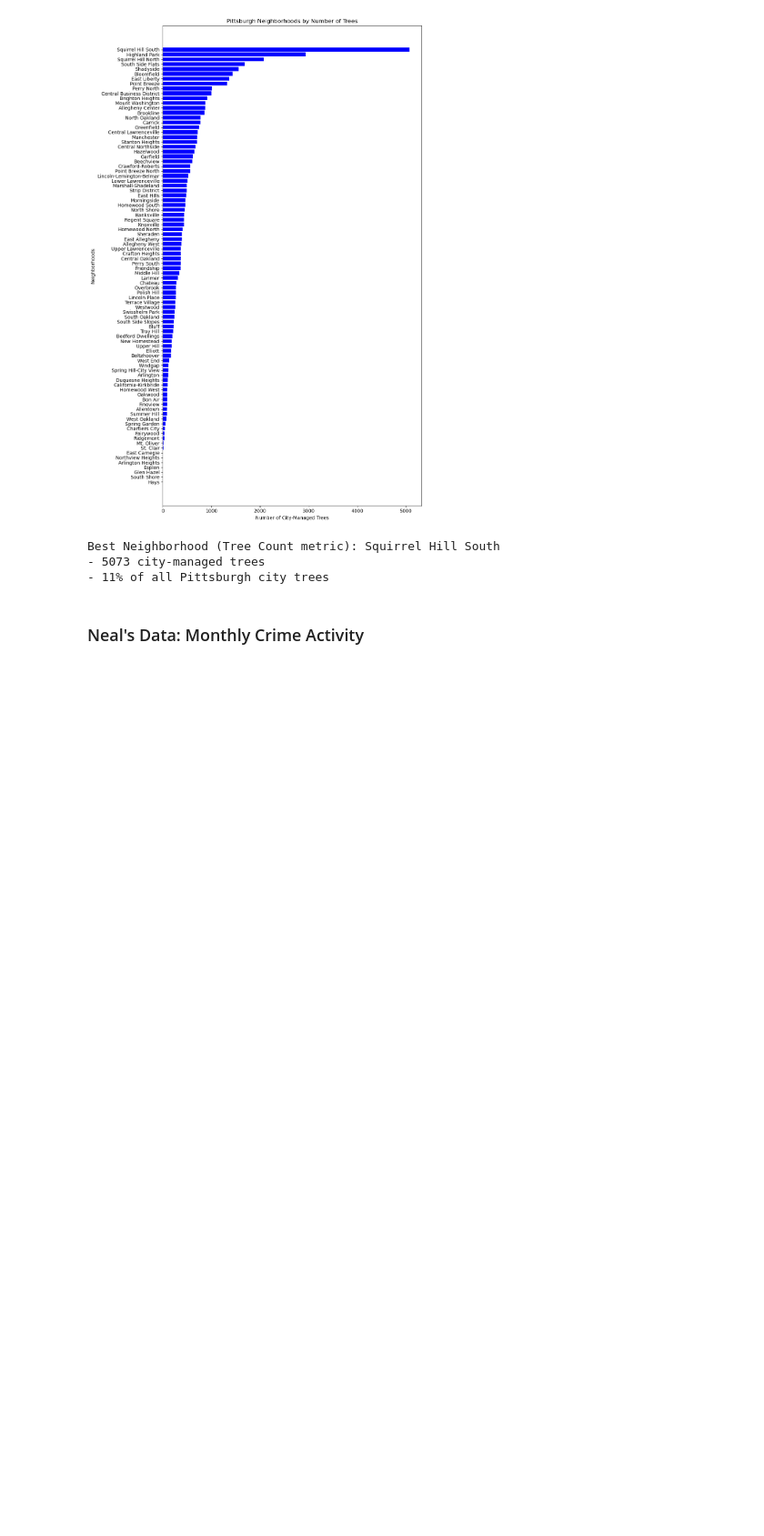
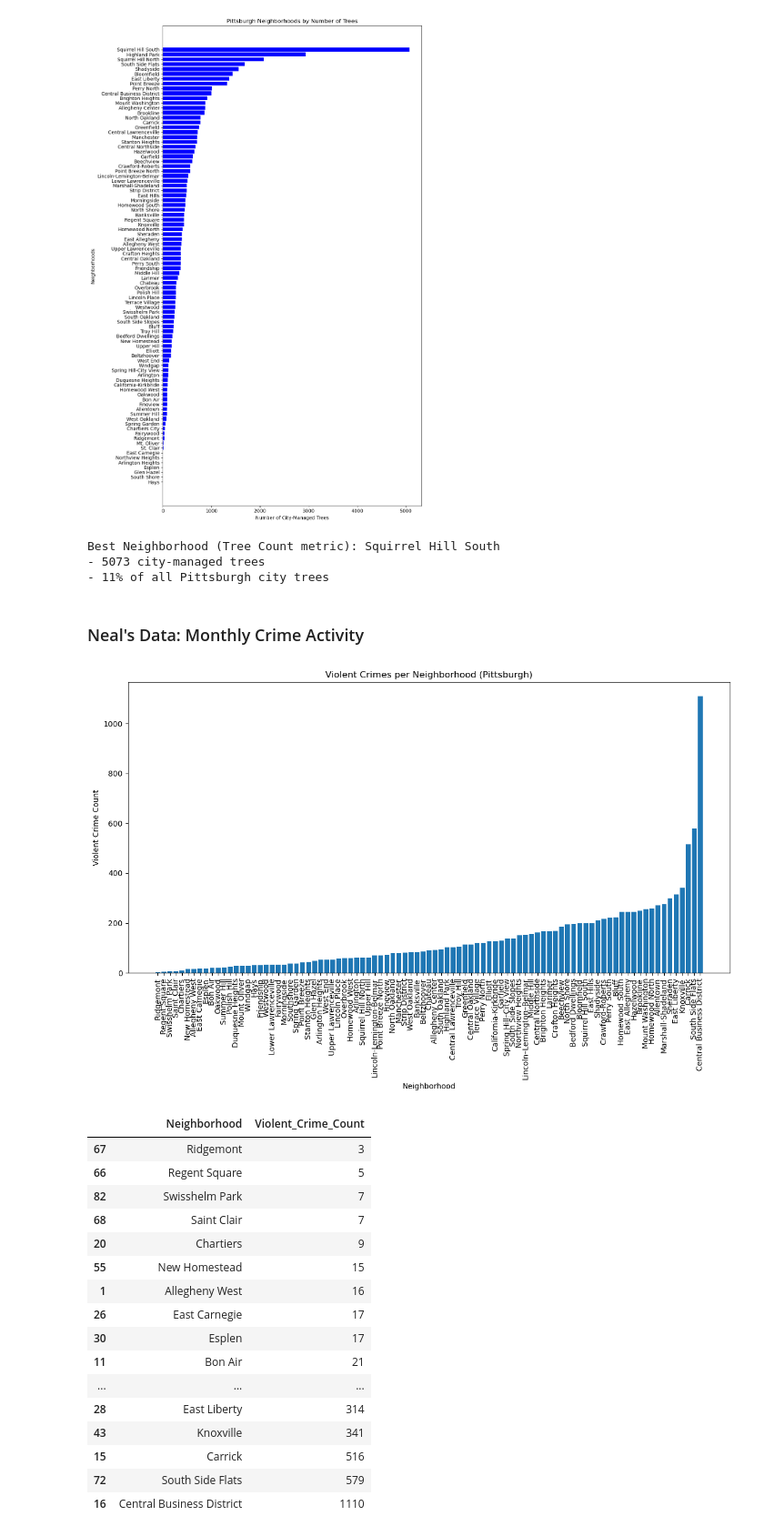
Before and after one commit to aihzelcipriano/finalproject, a Jupyter notebook: FINALREPORT.ipynb, the cells around one changed output. Shown at 91% size. Saved outputs shown, nothing was run; the diff lists cells and outputs as text; code cells hidden in the pictures; blank space fills up the shorter version.

```diff
--- a/FINALREPORT.ipynb
+++ b/FINALREPORT.ipynb
@@ -253,0 +219,55 @@ peace_score
+# %%
+import pandas as pd
+import matplotlib.pyplot as plt
+
+url = "https://data.wprdc.org/datastore/dump/bd41992a-987a-4cca-8798-fbe1cd946b07?format=csv"
+df = pd.read_csv(url, low_memory=False)
+
+violent_categories = [
+    "Assault Offenses",
+    "Robbery",
+    "Sex Offenses",
+    "Kidnapping/Abduction",
+    "Homicide Offenses"
+]
+
+violent_crimes = df[df["NIBRS_Offense_Category"].isin(violent_categories)]
+
+peace_score = (
+    violent_crimes.groupby("Neighborhood")
+    .size()
+    .reset_index(name="Violent_Crime_Count")
+    .sort_values("Violent_Crime_Count")
+)
+
+plt.figure(figsize=(12, 8))
+plt.bar(peace_score["Neighborhood"], peace_score["Violent_Crime_Count"])
+plt.xticks(rotation=90)
+plt.xlabel("Neighborhood")
+plt.ylabel("Violent Crime Count")
+plt.title("Violent Crimes per Neighborhood (Pittsburgh)")
+plt.tight_layout()
+plt.show()
+
+#peace_score.head(90)
+pd.set_option("display.max_rows", None)
+peace_score
+# %% [output]
+[figure, added]
+|  | Neighborhood | Violent_Crime_Count |
+| 67 | Ridgemont | 3 |
+| 66 | Regent Square | 5 |
+| 82 | Swisshelm Park | 7 |
+| 68 | Saint Clair | 7 |
+| 20 | Chartiers | 9 |
+| 55 | New Homestead | 15 |
+| 1 | Allegheny West | 16 |
+| 26 | East Carnegie | 17 |
+| 30 | Esplen | 17 |
+| 11 | Bon Air | 21 |
+| ... | ... | ... |
+| 28 | East Liberty | 314 |
+| 43 | Knoxville | 341 |
+| 15 | Carrick | 516 |
+| 72 | South Side Flats | 579 |
+| 16 | Central Business District | 1110 |
```
Also changed, not shown: parts of 2 cells of this notebook.
